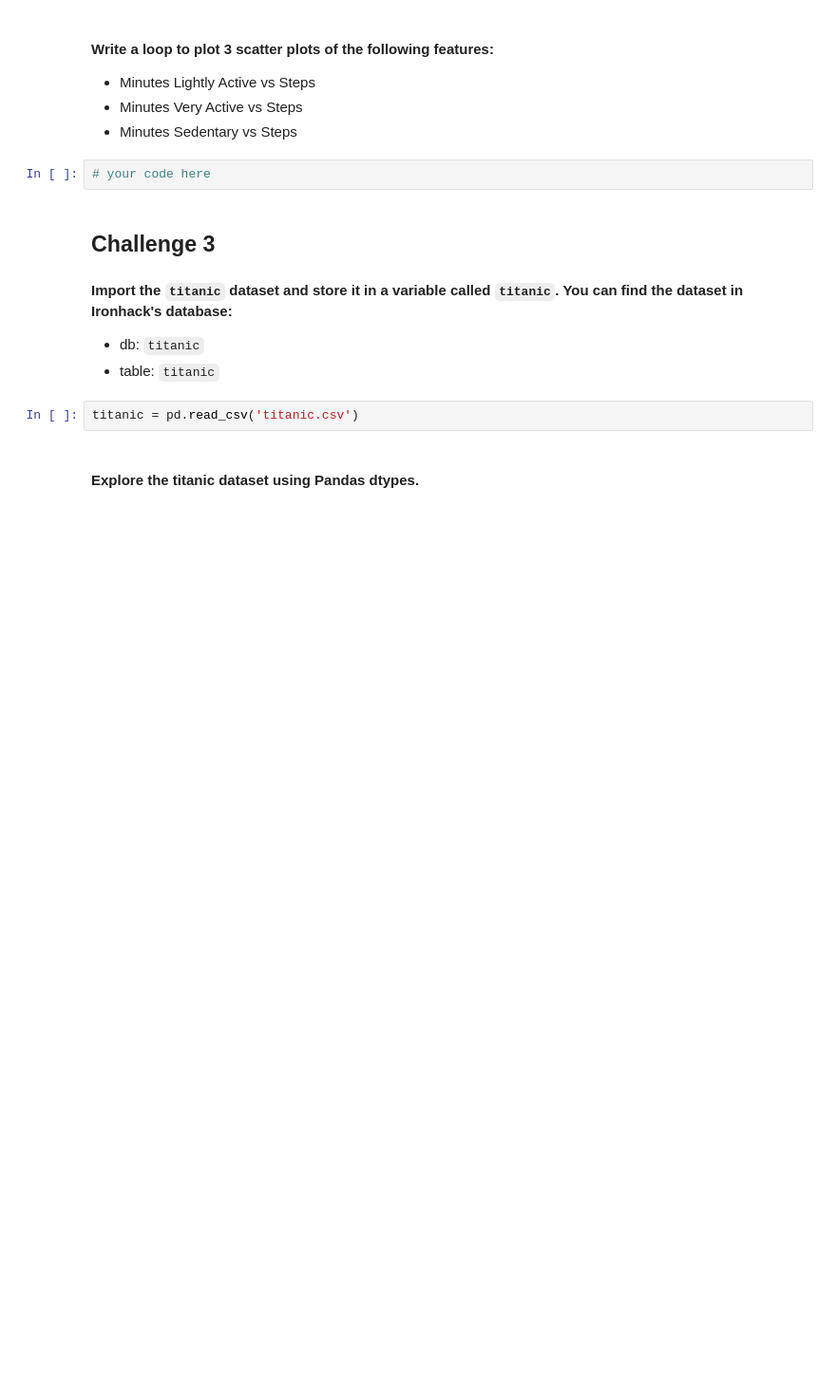
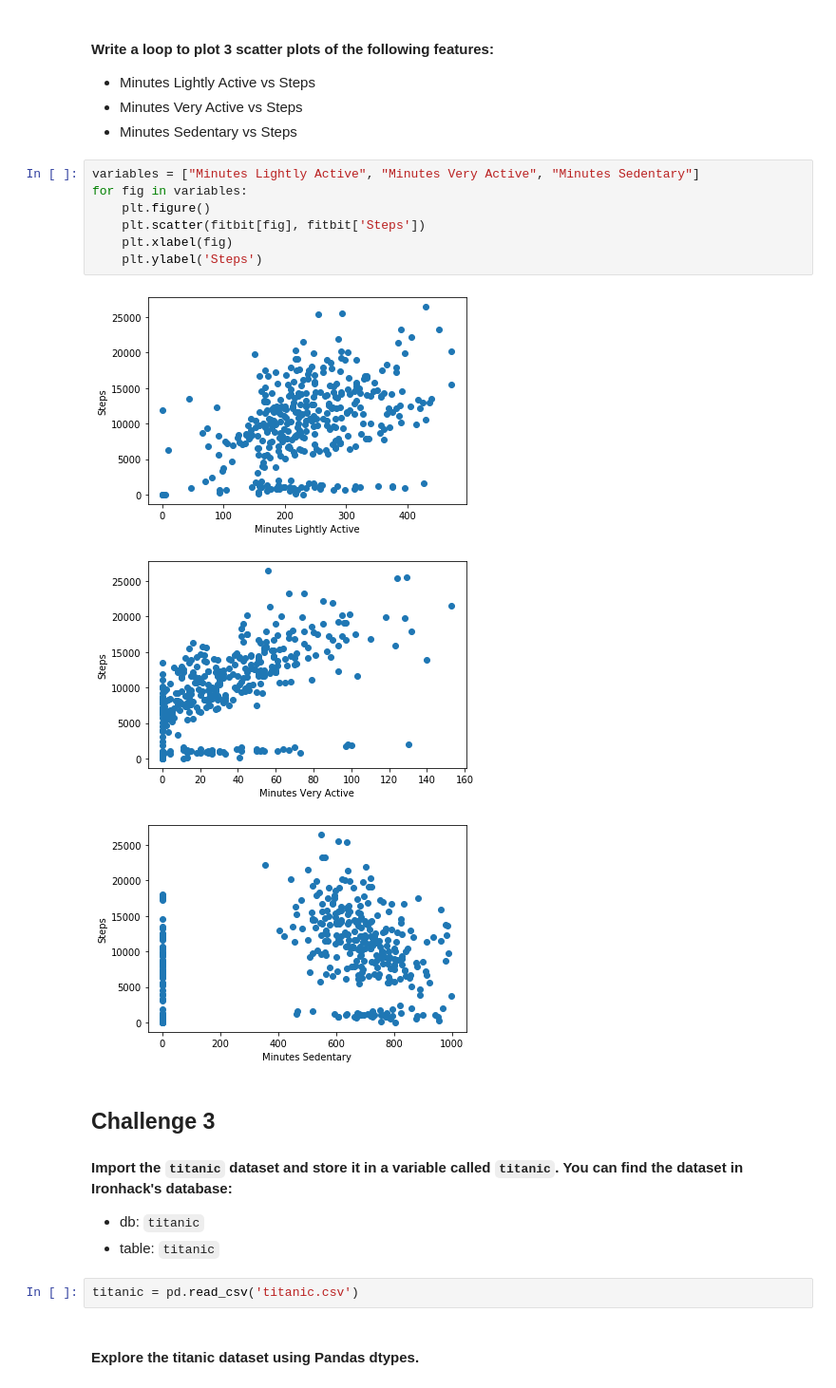
Before and after one commit to ta-data-lis/lab-matplotlib-seaborn, a Jupyter notebook: your-code/main.ipynb, the cells around one changed output. Shown at 95% size. Cells and saved outputs as stored; diff of their text form; blank space fills up the shorter version.

```diff
--- a/your-code/main.ipynb
+++ b/your-code/main.ipynb
@@ -95,8 +129,17 @@ How the average number of steps change by month. Use the appropriate visualizati
 * Minutes Lightly Active vs Steps
 * Minutes Very Active vs Steps
 * Minutes Sedentary vs Steps
-# %%
-# your code here
+# %%
+variables = ["Minutes Lightly Active", "Minutes Very Active", "Minutes Sedentary"]
+for fig in variables:
+    plt.figure()
+    plt.scatter(fitbit[fig], fitbit['Steps'])
+    plt.xlabel(fig)
+    plt.ylabel('Steps')
+# %% [output]
+[figure, added]
+[figure, added]
+[figure, added]
 # %% [markdown]
 ## Challenge 3
 
```
Also changed, not shown: parts of 25 cells of this notebook, 2 other files.
